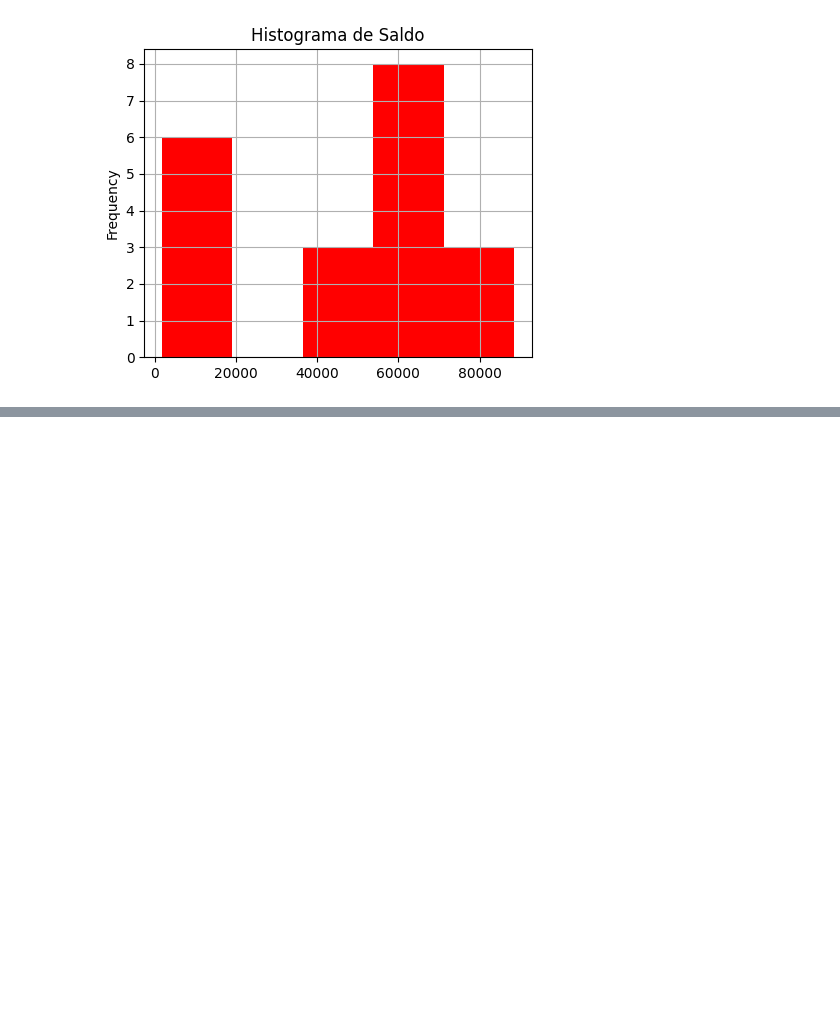
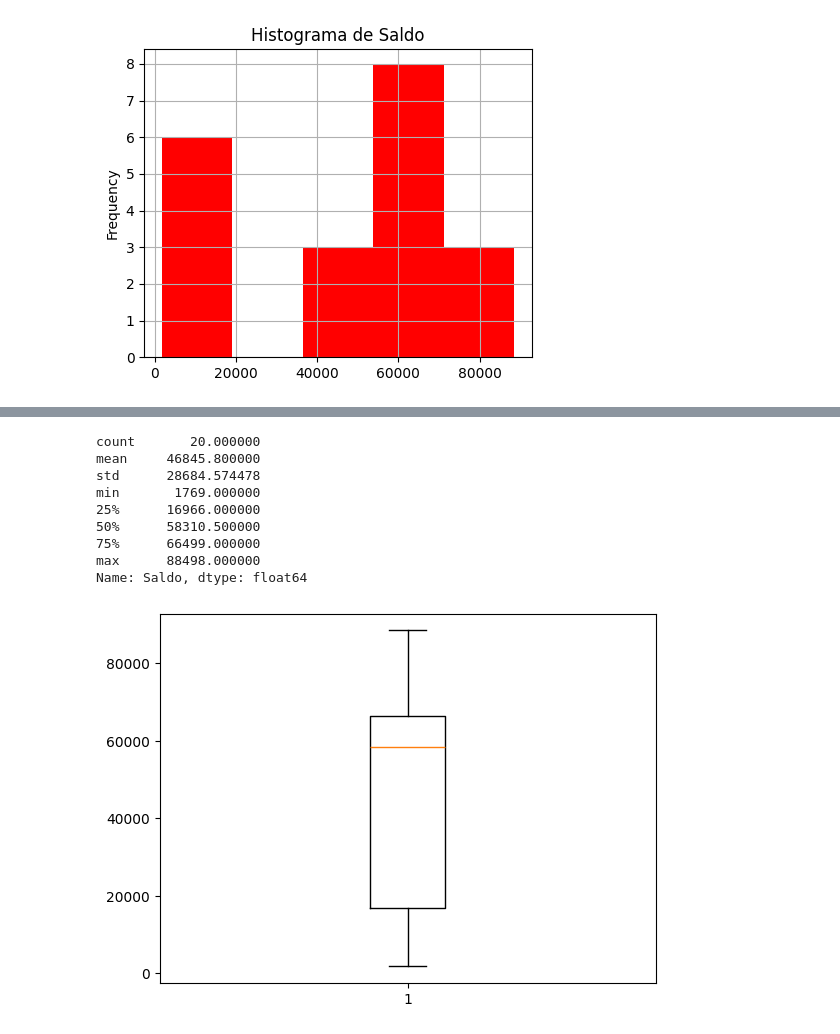
Before and after one commit to RalphCastellanosCouott/Curso-Inteligencia-Artificial, a Jupyter notebook: EDA_Apuntes_de_Clase.ipynb, the cells around one changed output, grey strips where cells are left out. Cells and saved outputs as stored; diff of their text form; code cells hidden in the pictures; blank space fills up the shorter version.

```diff
--- a/EDA_Apuntes_de_Clase.ipynb
+++ b/EDA_Apuntes_de_Clase.ipynb
@@ -391,0 +404,17 @@ df.Saldo.iloc[13:18].plot(kind='pie')
+# %%
+# Horizontal
+fig, ax = plt.subplots()
+ax.boxplot(df.Saldo, vert=True)
+#plt show
+print(df.Saldo.describe())
+# %% [output]
+count       20.000000
+mean     46845.800000
+std      28684.574478
+min       1769.000000
+25%      16966.000000
+50%      58310.500000
+75%      66499.000000
+max      88498.000000
+Name: Saldo, dtype: float64
+[figure, added]
```
Also changed, not shown: parts of 6 cells of this notebook.
